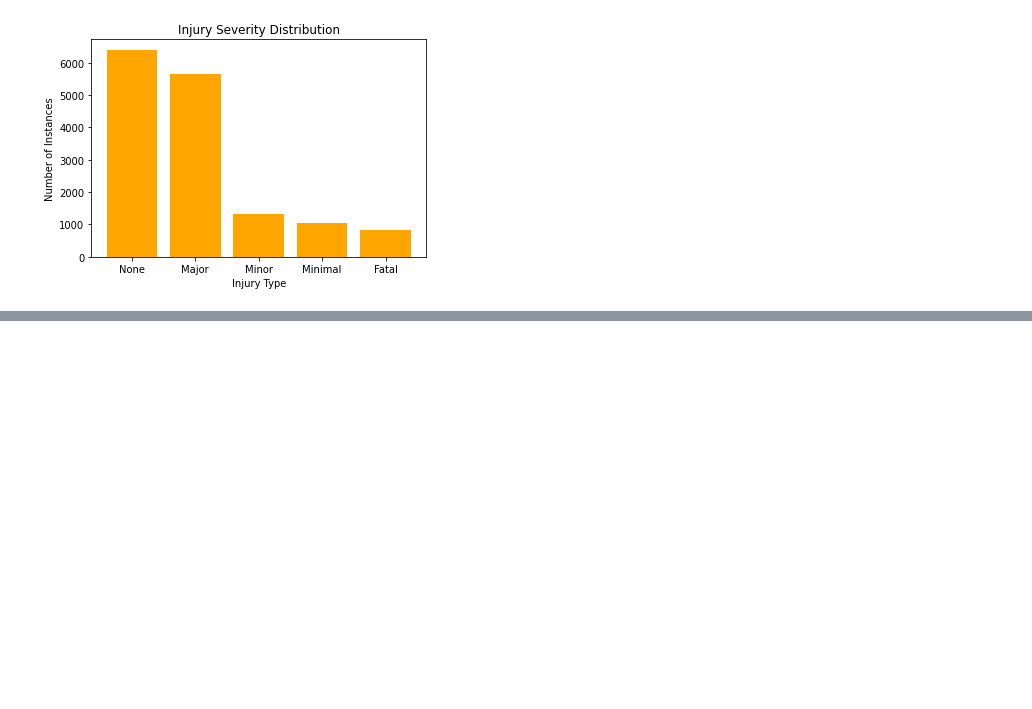
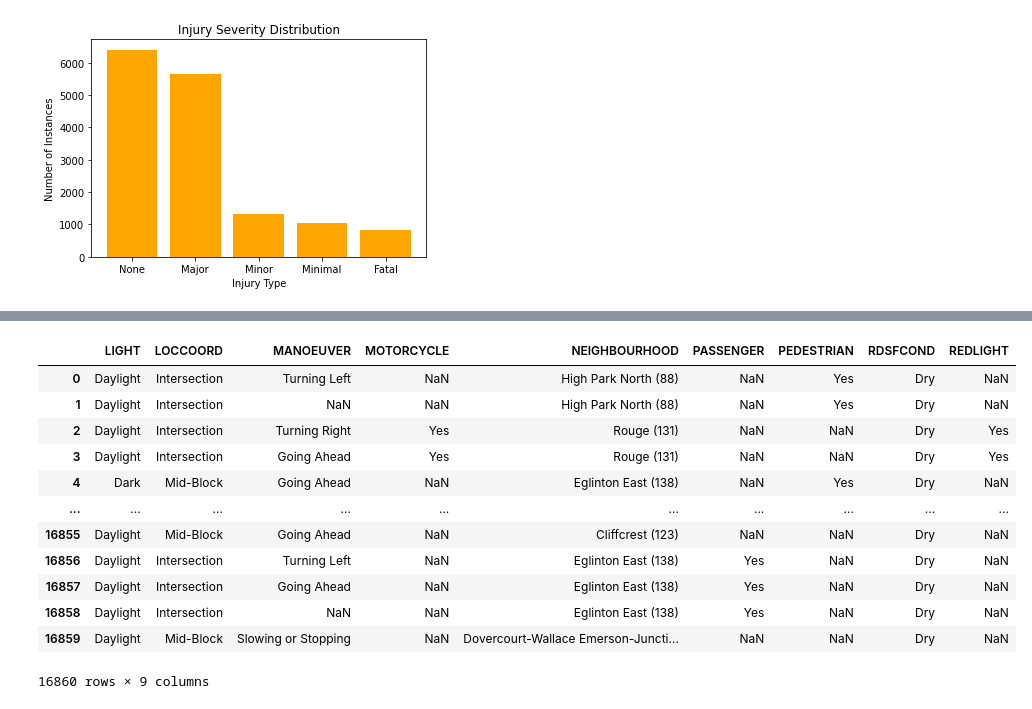
Before and after one commit to ElviraKonovalov/road-collisions, a Jupyter notebook: BigDataProject.ipynb, the cells around one changed output, grey strips where cells are left out. Cells and saved outputs as stored; diff of their text form; code cells hidden in the pictures; blank space fills up the shorter version.

```diff
--- a/BigDataProject.ipynb
+++ b/BigDataProject.ipynb
@@ -92,0 +127,16 @@ plt.ylabel('Number of Instances');
+# %%
+df.iloc[:, 18:27]
+# %% [output]
+|  | LIGHT | LOCCOORD | MANOEUVER | MOTORCYCLE | NEIGHBOURHOOD | PASSENGER | PEDESTRIAN | RDSFCOND | REDLIGHT |
+| 0 | Daylight | Intersection | Turning Left | NaN | High Park North (88) | NaN | Yes | Dry | NaN |
+| 1 | Daylight | Intersection | NaN | NaN | High Park North (88) | NaN | Yes | Dry | NaN |
+| 2 | Daylight | Intersection | Turning Right | Yes | Rouge (131) | NaN | NaN | Dry | Yes |
+| 3 | Daylight | Intersection | Going Ahead | Yes | Rouge (131) | NaN | NaN | Dry | Yes |
+| 4 | Dark | Mid-Block | Going Ahead | NaN | Eglinton East (138) | NaN | Yes | Dry | NaN |
+| ... | ... | ... | ... | ... | ... | ... | ... | ... | ... |
+| 16855 | Daylight | Mid-Block | Going Ahead | NaN | Cliffcrest (123) | NaN | NaN | Dry | NaN |
+| 16856 | Daylight | Intersection | Turning Left | NaN | Eglinton East (138) | Yes | NaN | Dry | NaN |
+| 16857 | Daylight | Intersection | Going Ahead | NaN | Eglinton East (138) | Yes | NaN | Dry | NaN |
+| 16858 | Daylight | Intersection | NaN | NaN | Eglinton East (138) | Yes | NaN | Dry | NaN |
+| 16859 | Daylight | Mid-Block | Slowing or Stopping | NaN | Dovercourt-Wallace Emerson-Juncti... | NaN | NaN | Dry | NaN |
+16860 rows × 9 columns
```
Also changed, not shown: parts of 4 cells of this notebook.
